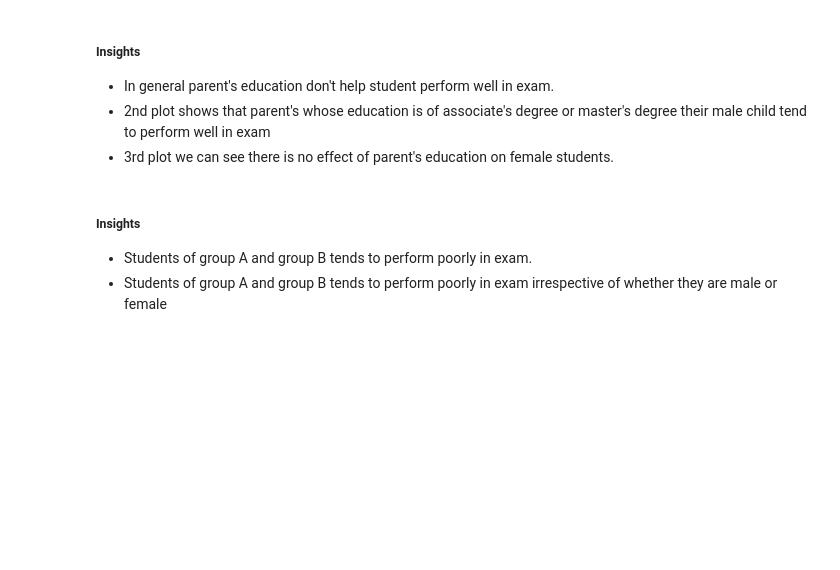
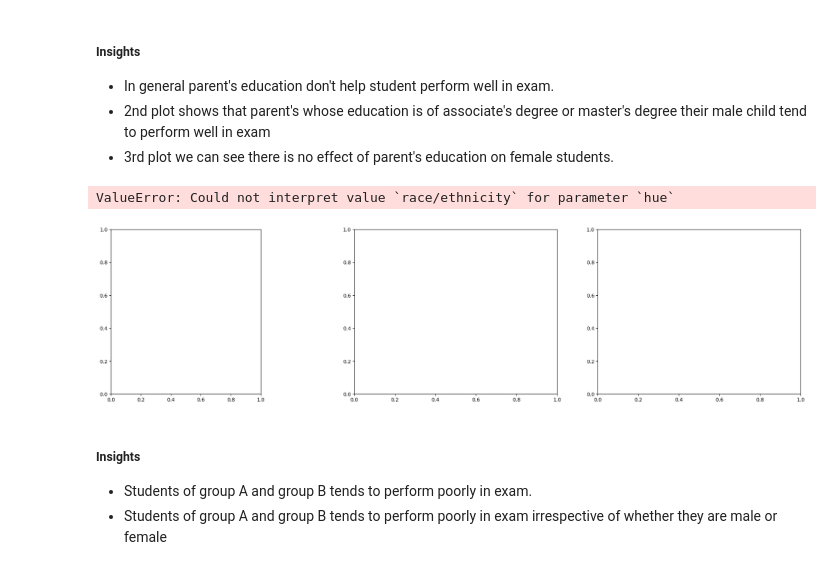
Before and after one commit to JAYANTHNITW/mlproject, a Jupyter notebook: notebook/1 . EDA STUDENT PERFORMANCE .ipynb, the cells around one changed output. Cells and saved outputs as stored; diff of their text form; code cells hidden in the pictures; blank space fills up the shorter version.

```diff
--- a/notebook/1 . EDA STUDENT PERFORMANCE .ipynb
+++ b/notebook/1 . EDA STUDENT PERFORMANCE .ipynb
@@ -302,12 +314,15 @@ plt.show()
 # %%
 plt.subplots(1,3,figsize=(25,6))
 plt.subplot(141)
-ax =sns.histplot(data=df,x='average',kde=True,hue='race_ethnicity')
+ax =sns.histplot(data=df,x='average',kde=True,hue='race/ethnicity')
 plt.subplot(142)
 ax =sns.histplot(data=df[df.gender=='female'],x='average',kde=True,hue='race/ethnicity')
 plt.subplot(143)
 ax =sns.histplot(data=df[df.gender=='male'],x='average',kde=True,hue='race/ethnicity')
 plt.show()
+# %% [output]
+ValueError: Could not interpret value `race/ethnicity` for parameter `hue`
+[figure, added]
 # %% [markdown]
 #####  Insights
 - Students of group A and group B tends to perform poorly in exam.
```
Also changed, not shown: parts of 17 cells of this notebook, 9 other files.
